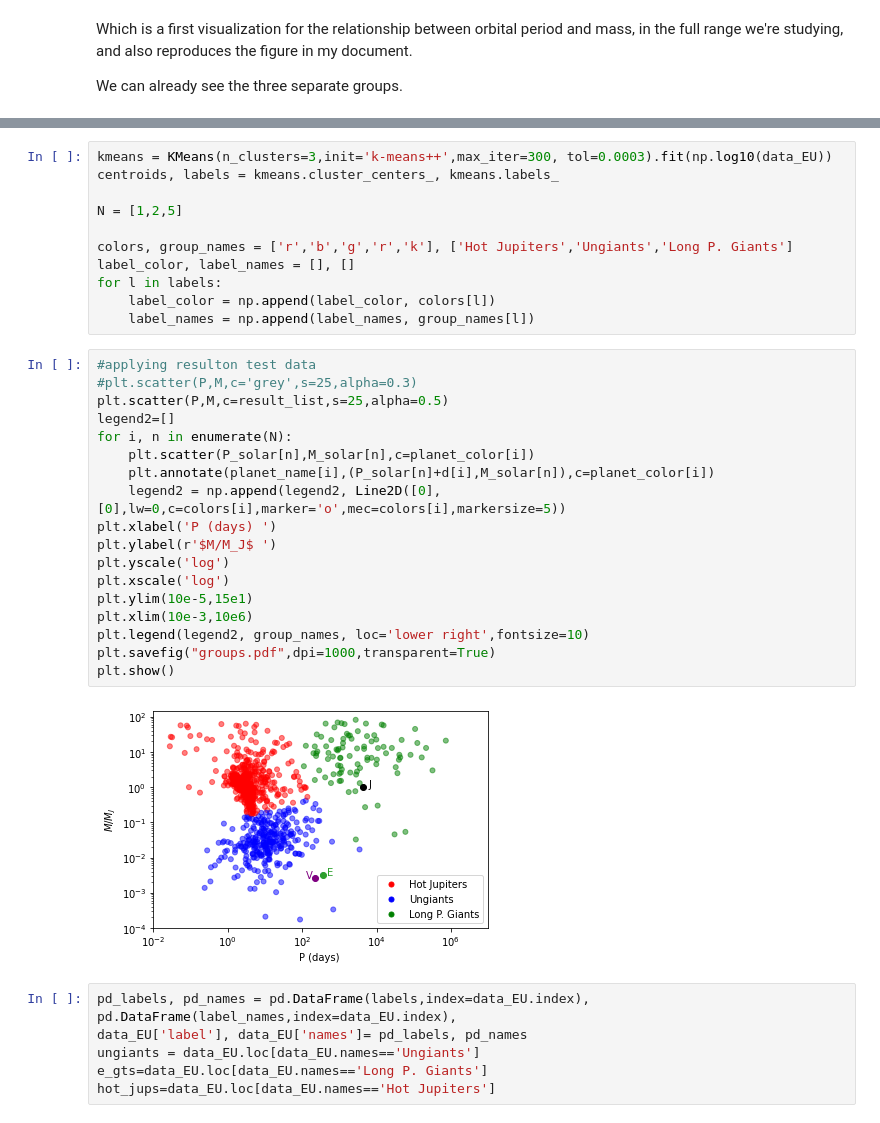
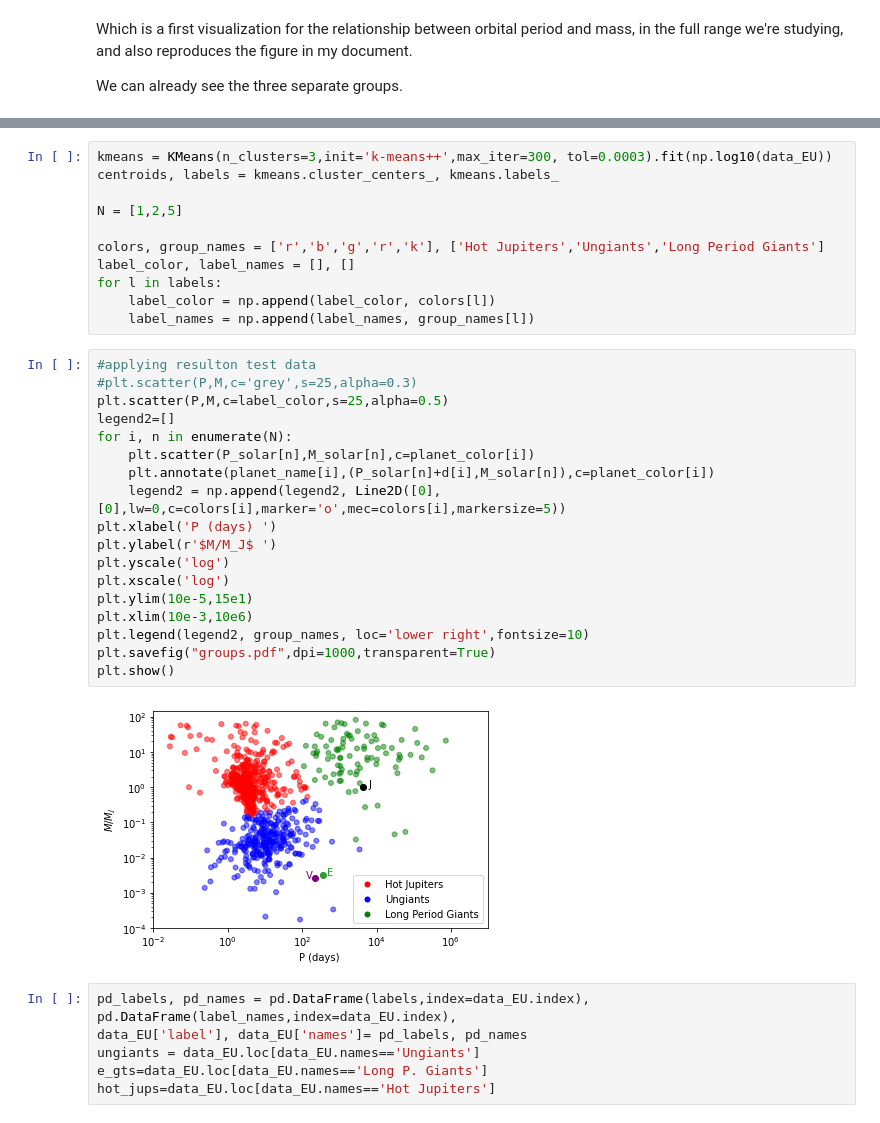
Before and after one commit to anaclb/exoplanets, a Jupyter notebook: read+groups.ipynb, the cells around one changed output, grey strips where cells are left out. Saved outputs shown, nothing was run; the diff lists cells and outputs as text.

```diff
--- a/read+groups.ipynb
+++ b/read+groups.ipynb
@@ -98,7 +96,7 @@ centroids, labels = kmeans.cluster_centers_, kmeans.labels_
 
 N = [1,2,5]
 
-colors, group_names = ['r','b','g','r','k'], ['Hot Jupiters','Ungiants','Long P. Giants']
+colors, group_names = ['r','b','g','r','k'], ['Hot Jupiters','Ungiants','Long Period Giants']
 label_color, label_names = [], []
 for l in labels:
     label_color = np.append(label_color, colors[l])
@@ -106,23 +104,23 @@ for l in labels:
 # %%
 #applying resulton test data
 #plt.scatter(P,M,c='grey',s=25,alpha=0.3)
-plt.scatter(P,M,c=result_list,s=25,alpha=0.5)
+plt.scatter(P,M,c=label_color,s=25,alpha=0.5)
 legend2=[]
 for i, n in enumerate(N):
     plt.scatter(P_solar[n],M_solar[n],c=planet_color[i])
     plt.annotate(planet_name[i],(P_solar[n]+d[i],M_solar[n]),c=planet_color[i])
     legend2 = np.append(legend2, Line2D([0], [0],lw=0,c=colors[i],marker='o',mec=colors[i],markersize=5))
 plt.xlabel('P (days) ')
 plt.ylabel(r'$M/M_J$ ')
 plt.yscale('log')
 plt.xscale('log')
 plt.ylim(10e-5,15e1)
 plt.xlim(10e-3,10e6)
 plt.legend(legend2, group_names, loc='lower right',fontsize=10)
 plt.savefig("groups.pdf",dpi=1000,transparent=True)
 plt.show()
 # %% [output]
-[figure, old version]
+[figure, new version]
 # %%
 pd_labels, pd_names = pd.DataFrame(labels,index=data_EU.index), pd.DataFrame(label_names,index=data_EU.index),
 data_EU['label'], data_EU['names']= pd_labels, pd_names
```
Also changed, not shown: parts of 3 cells of this notebook.
